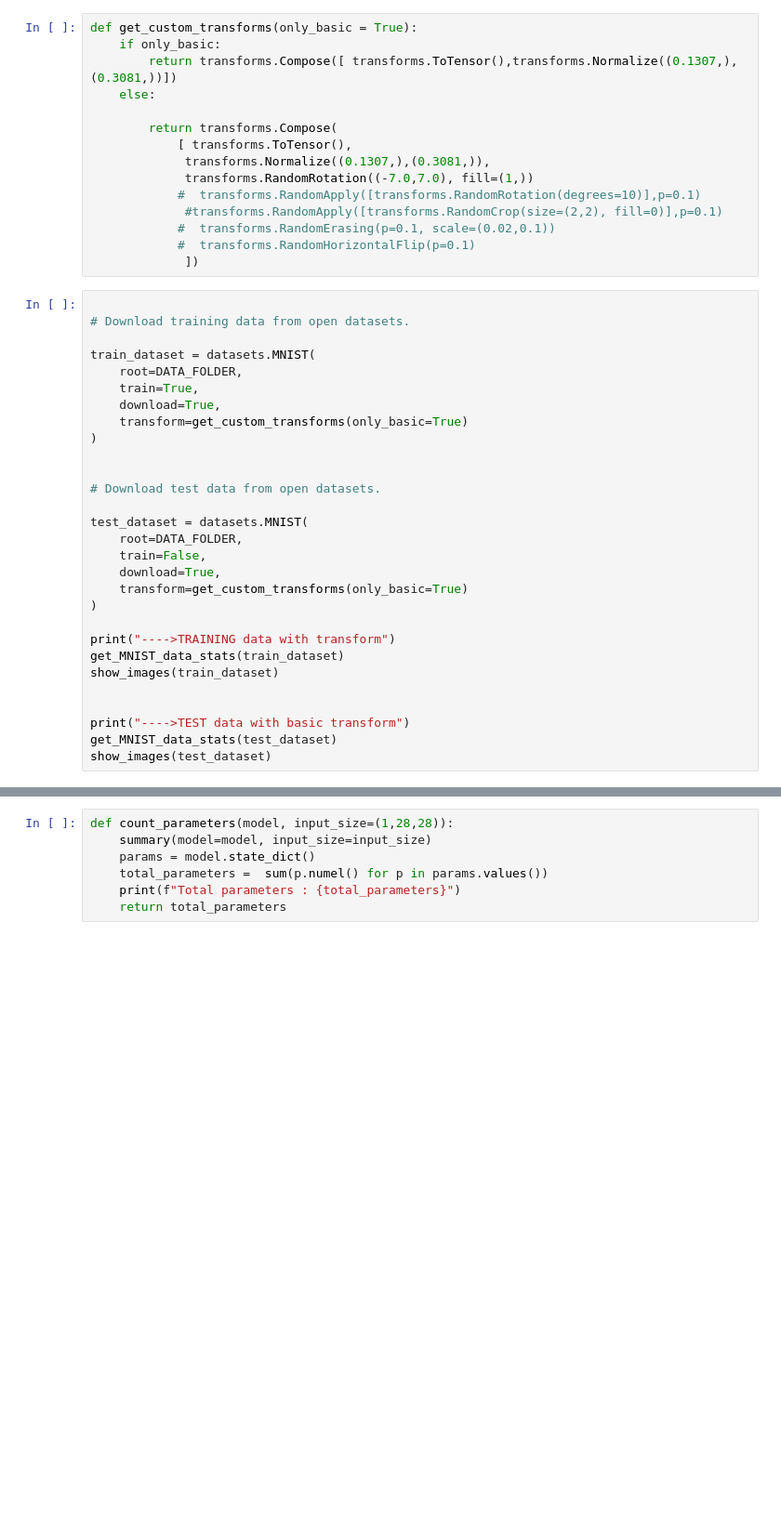
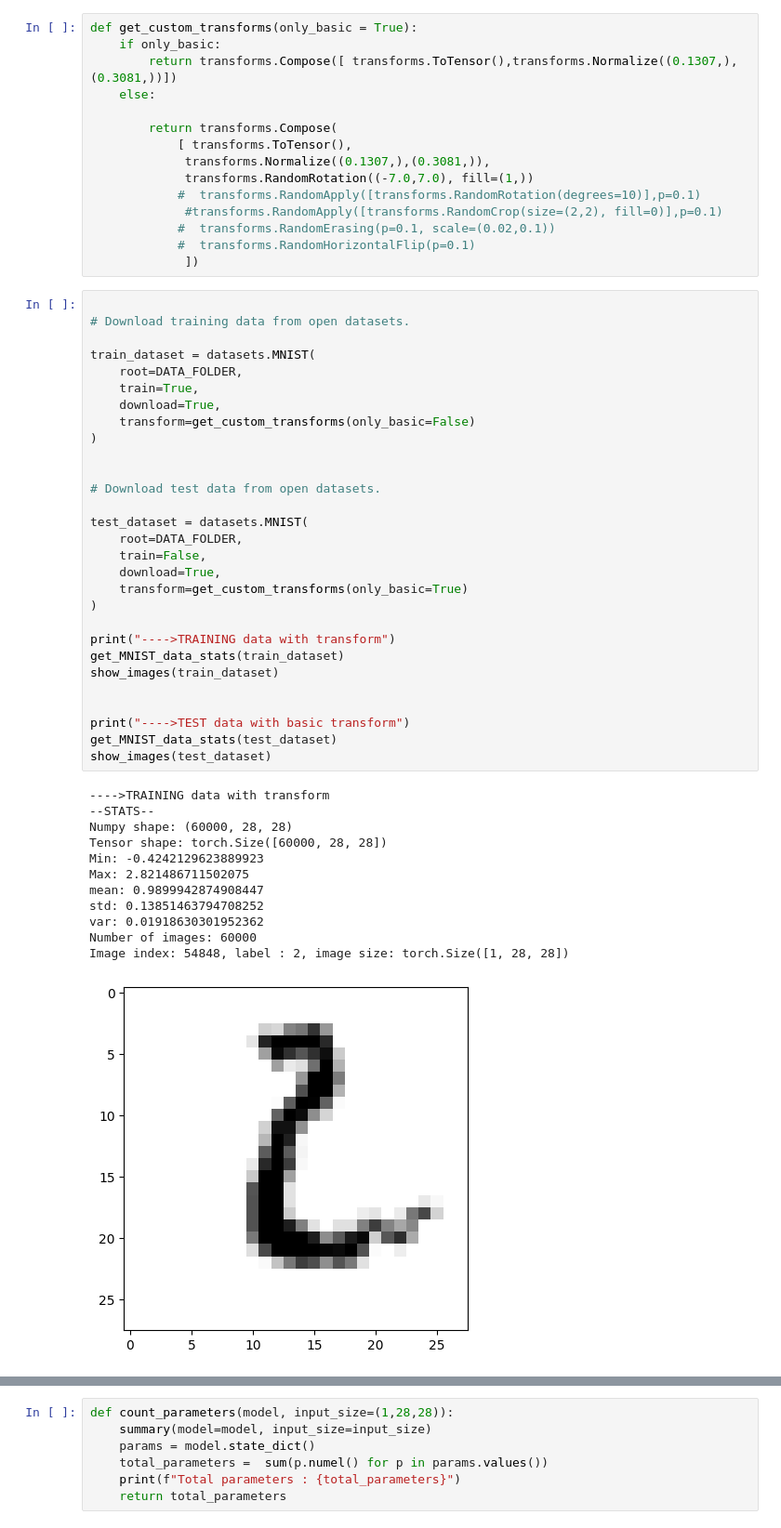
Before and after one commit to prithsha/erav2, a Jupyter notebook: session-7/assignment/assignment_7_model_3.ipynb, the cells around one changed output, grey strips where cells are left out. Shown at 93% size. Cells and saved outputs as stored; diff of their text form; blank space fills up the shorter version.

```diff
--- a/session-7/assignment/assignment_7_model_3.ipynb
+++ b/session-7/assignment/assignment_7_model_3.ipynb
@@ -68,29 +68,42 @@ def get_custom_transforms(only_basic = True):
 # %%
 
 # Download training data from open datasets.
 
 train_dataset = datasets.MNIST(
     root=DATA_FOLDER,
     train=True,
     download=True,
-    transform=get_custom_transforms(only_basic=True)
+    transform=get_custom_transforms(only_basic=False)
 )
 
 
 # Download test data from open datasets.
 
 test_dataset = datasets.MNIST(
     root=DATA_FOLDER,
     train=False,
     download=True,
     transform=get_custom_transforms(only_basic=True)
 )
 
 print("---->TRAINING data with transform")
 get_MNIST_data_stats(train_dataset)
 show_images(train_dataset)
 
 
 print("---->TEST data with basic transform")
 get_MNIST_data_stats(test_dataset)
 show_images(test_dataset)
+# %% [output]
+---->TRAINING data with transform
+--STATS--
+Numpy shape: (60000, 28, 28)
+Tensor shape: torch.Size([60000, 28, 28])
+Min: -0.4242129623889923
+Max: 2.821486711502075
+mean: 0.9899942874908447
+std: 0.13851463794708252
+var: 0.01918630301952362
+Number of images: 60000
+Image index: 54848, label : 2, image size: torch.Size([1, 28, 28])
+[figure, added]
```
Also changed, not shown: parts of 5 cells of this notebook, 1 other file.
